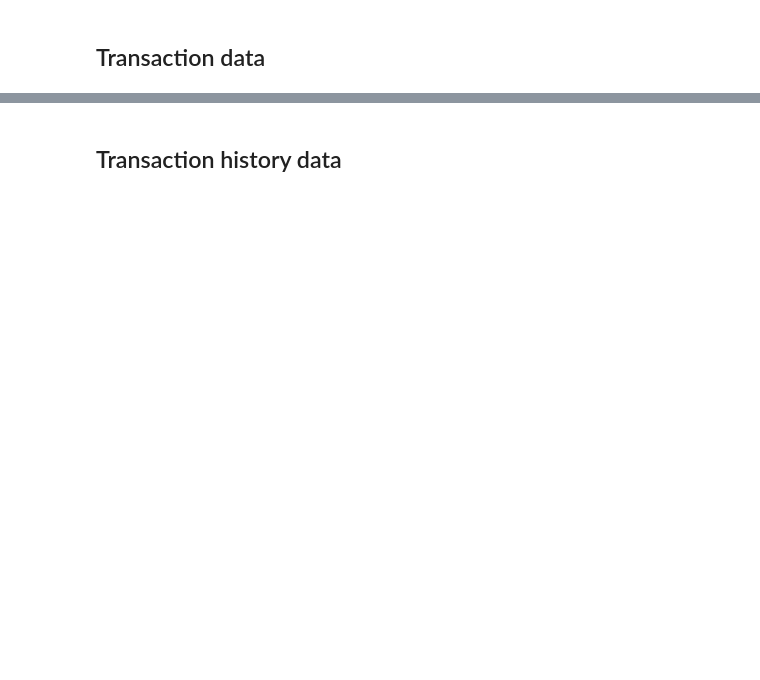
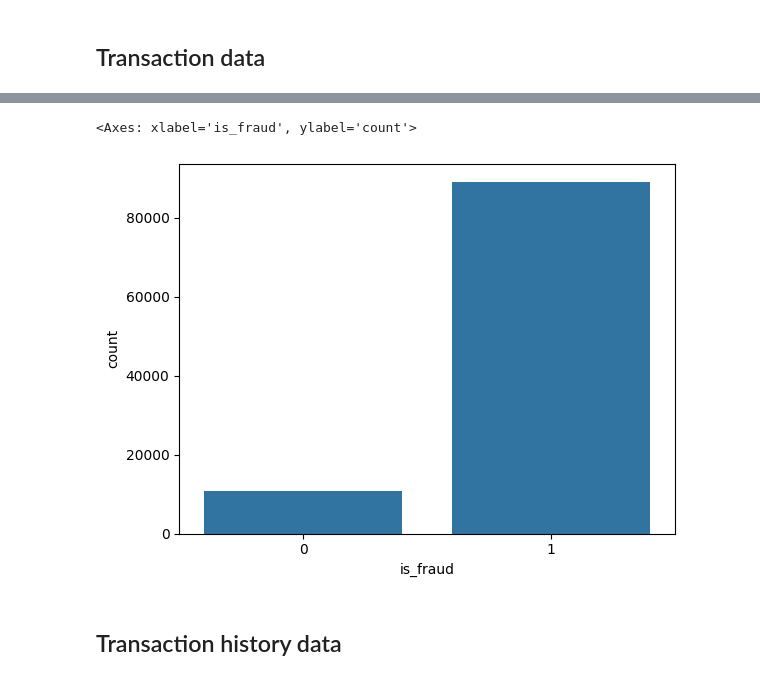
Before and after one commit to Anaaurelle237/AI_Summer_projet_8, a Jupyter notebook: notebooks/create_table.ipynb, the cells around one changed output, grey strips where cells are left out. Drawn from its saved outputs; the diff is of its cells as text; code cells hidden in the pictures; blank space fills up the shorter version.

```diff
--- a/notebooks/create_table.ipynb
+++ b/notebooks/create_table.ipynb
@@ -236,0 +266,4 @@ transaction_df.head()
+# %%
+transaction_df_1 = transaction_df.iloc[:40000]
+transaction_df_2 = transaction_df.iloc[40000:70000]
+transaction_df_3 = transaction_df.iloc[70000:]
@@ -236,0 +313,3 @@ transaction_df.head()
+# %%
+transaction_df_final = pd.concat([transaction_df_1, transaction_df_2, transaction_df_3])
+transaction_df_final.shape
@@ -236,0 +320,10 @@ transaction_df.head()
+# %%
+is_fraud_list = []
+for transaction in tqdm(transaction_df_final.iterrows()):
+    if transaction[1]['location'] not in list(cameroon_cities.city):
+        is_fraud_list.append({'is_fraud':1})
+        change +=1
+    else:
+        is_fraud_list.append({'is_fraud':transaction[1]['is_fraud']})
+transaction_df_final[['is_fraud']] = pd.DataFrame(is_fraud_list)
+transaction_df_final.head()
@@ -236,0 +339,13 @@ transaction_df.head()
+# %%
+selection = pd.DataFrame(transaction_df_final.device_id.value_counts()>=3).reset_index()
+device_fraud = list(selection[selection['count']].device_id)
+change = 0
+is_fraud_list = []
+for transaction in tqdm(transaction_df_final.iterrows()):
+    if transaction[1]['device_id'] in device_fraud:
+        is_fraud_list.append({'is_fraud':1})
+        change +=1
+    else:
+        is_fraud_list.append({'is_fraud':transaction[1]['is_fraud']})
+transaction_df_final[['is_fraud']] = pd.DataFrame(is_fraud_list)
+transaction_df_final.head()
@@ -237,3 +361,9 @@ transaction_df.head()
+# %%
+import seaborn as sns
+sns.countplot(transaction_df_final, x='is_fraud')
+# %% [output]
+<Axes: xlabel='is_fraud', ylabel='count'>
+[figure, added]
 # %%
 transaction_df.to_csv('../Data/Train/transactions.csv', index=False)
 # %% [markdown]
```
Also changed, not shown: parts of 29 cells of this notebook, 2 other files.
